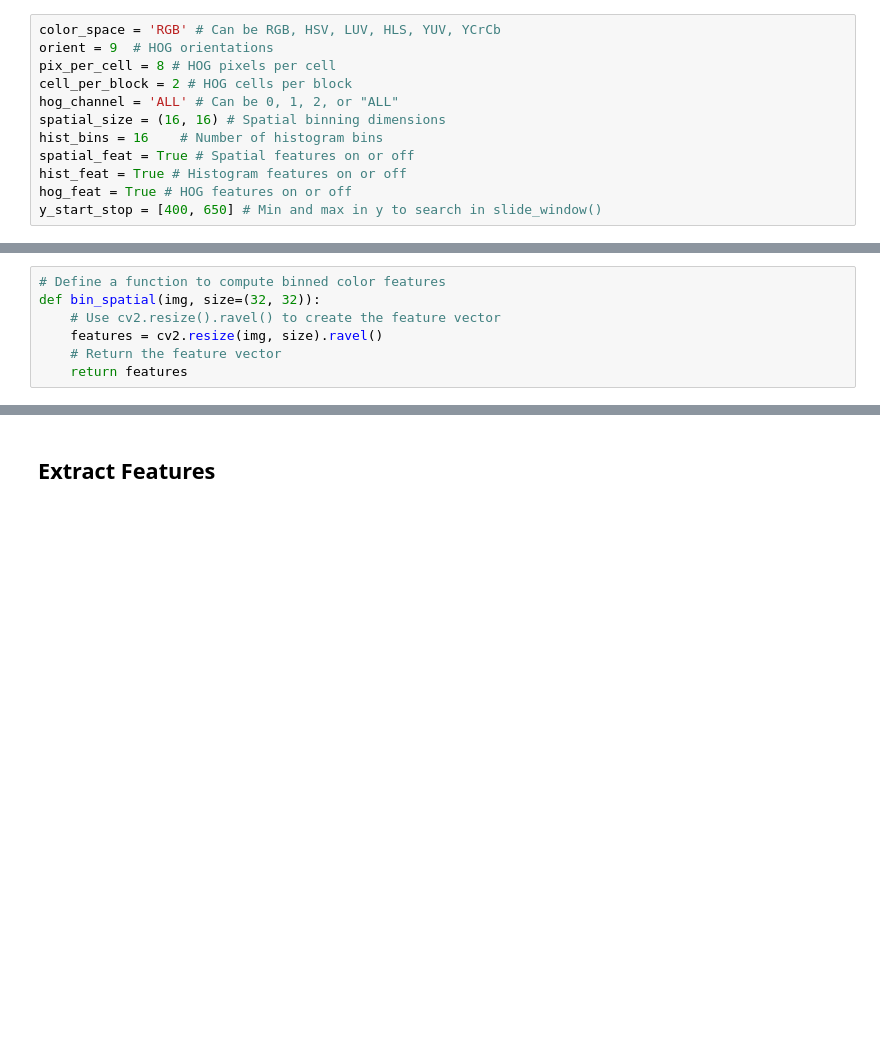
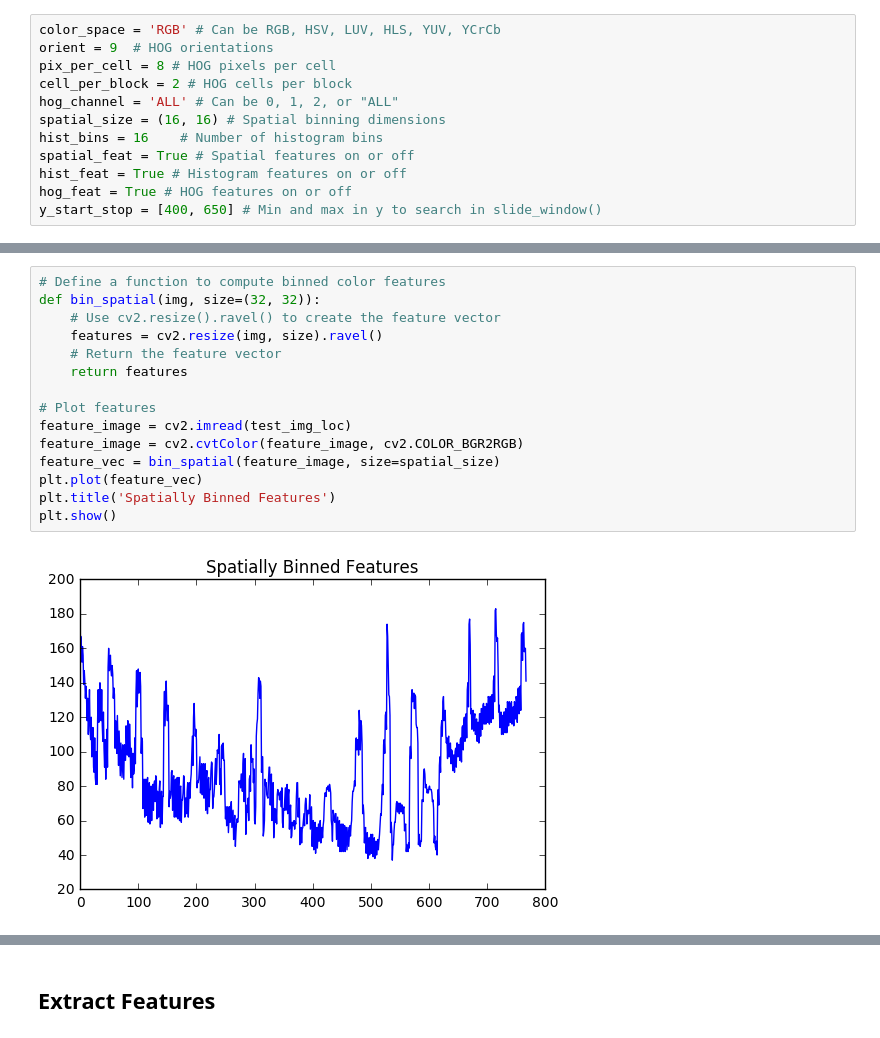
Before and after one commit to ckirksey3/vehicle-detection-with-svm, a Jupyter notebook: P1.ipynb, the cells around one changed output, grey strips where cells are left out. Saved outputs shown, nothing was run; the diff lists cells and outputs as text; blank space fills up the shorter version.

```diff
--- a/P1.ipynb
+++ b/P1.ipynb
@@ -74,10 +95,20 @@ plt.show()
 # %%
 # Define a function to compute binned color features
 def bin_spatial(img, size=(32, 32)):
     # Use cv2.resize().ravel() to create the feature vector
     features = cv2.resize(img, size).ravel()
     # Return the feature vector
     return features
+
+# Plot features
+feature_image = cv2.imread(test_img_loc)
+feature_image = cv2.cvtColor(feature_image, cv2.COLOR_BGR2RGB)
+feature_vec = bin_spatial(feature_image, size=spatial_size)
+plt.plot(feature_vec)
+plt.title('Spatially Binned Features')
+plt.show()
+# %% [output]
+[figure, added]
 # %%
 # Define a function to compute color histogram features
 # NEED TO CHANGE bins_range if reading .png files with mpimg!
```
Also changed, not shown: parts of 19 cells of this notebook.
